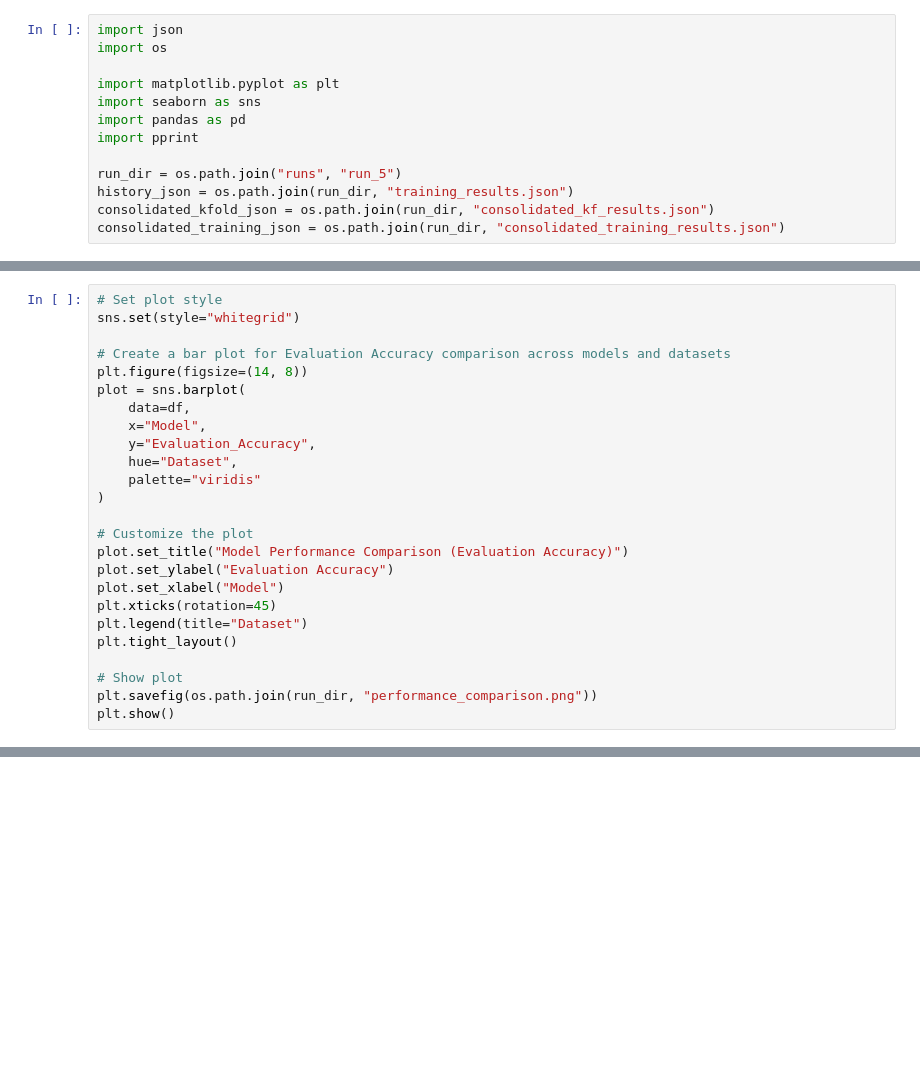
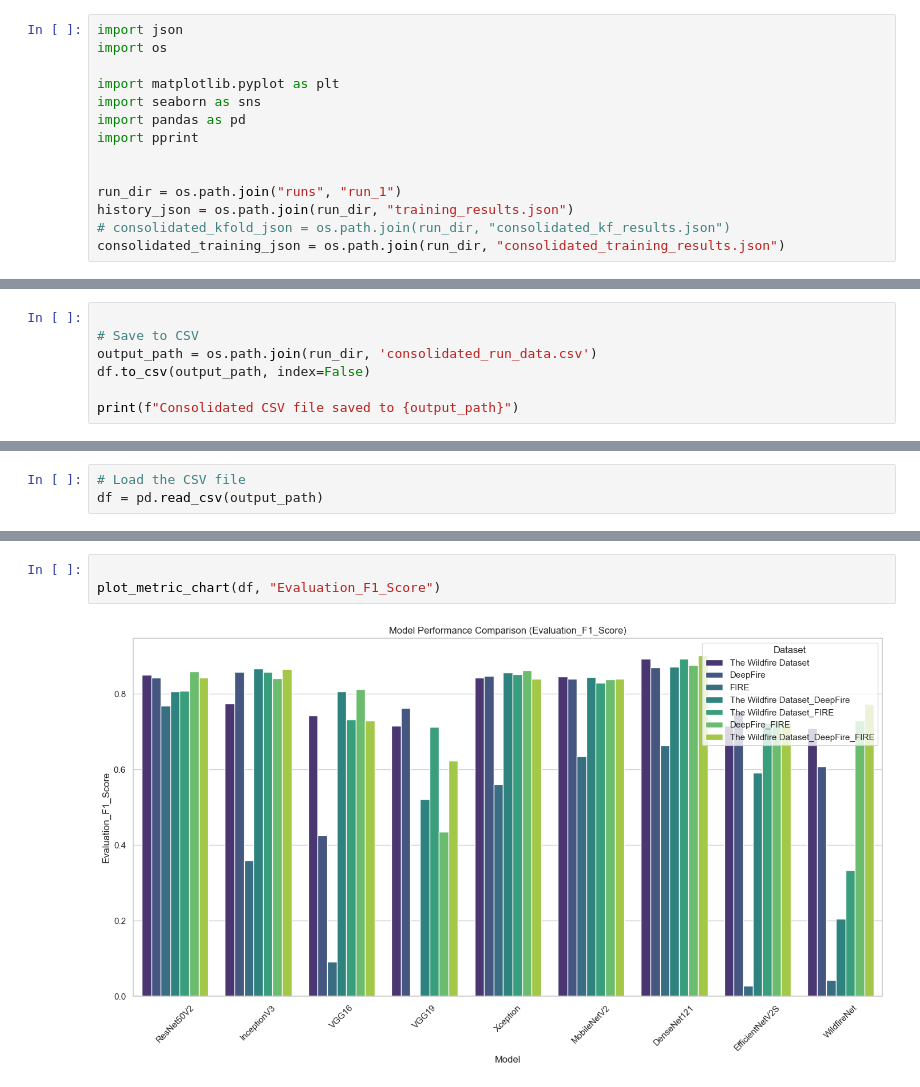
Before and after one commit to selmantabet/mjolnir-automl, a Jupyter notebook: history_aggregator.ipynb, the cells around one changed output, grey strips where cells are left out. Drawn from its saved outputs; the diff is of its cells as text; blank space fills up the shorter version.

```diff
--- a/history_aggregator.ipynb
+++ b/history_aggregator.ipynb
@@ -7,9 +7,10 @@ import seaborn as sns
 import pandas as pd
 import pprint
 
-run_dir = os.path.join("runs", "run_5")
+
+run_dir = os.path.join("runs", "run_1")
 history_json = os.path.join(run_dir, "training_results.json")
-consolidated_kfold_json = os.path.join(run_dir, "consolidated_kf_results.json")
+# consolidated_kfold_json = os.path.join(run_dir, "consolidated_kf_results.json")
 consolidated_training_json = os.path.join(run_dir, "consolidated_training_results.json")
 # %%
 print(history_json)
@@ -50,25 +18,0 @@ CSV file saved to runs\run_5\run_data.csv
-# %%
-# Set plot style
-sns.set(style="whitegrid")
-
-# Create a bar plot for Evaluation Accuracy comparison across models and datasets
-plt.figure(figsize=(14, 8))
-plot = sns.barplot(
-    data=df,
-    x="Model",
-    y="Evaluation_Accuracy",
-    hue="Dataset",
-    palette="viridis"
-)
-
-# Customize the plot
-plot.set_title("Model Performance Comparison (Evaluation Accuracy)")
-plot.set_ylabel("Evaluation Accuracy")
-plot.set_xlabel("Model")
-plt.xticks(rotation=45)
-plt.legend(title="Dataset")
-plt.tight_layout()
-
-# Show plot
-plt.savefig(os.path.join(run_dir, "performance_comparison.png"))
-plt.show()
@@ -76,0 +85,7 @@ plt.show()
+# %%
+
+# Save to CSV
+output_path = os.path.join(run_dir, 'consolidated_run_data.csv')
+df.to_csv(output_path, index=False)
+
+print(f"Consolidated CSV file saved to {output_path}")
@@ -76,0 +94,3 @@ plt.show()
+# %%
+# Load the CSV file
+df = pd.read_csv(output_path)
@@ -76,0 +151,5 @@ plt.show()
+# %%
+
+plot_metric_chart(df, "Evaluation_F1_Score")
+# %% [output]
+[figure, added]
```
Also changed, not shown: parts of 12 cells of this notebook.
